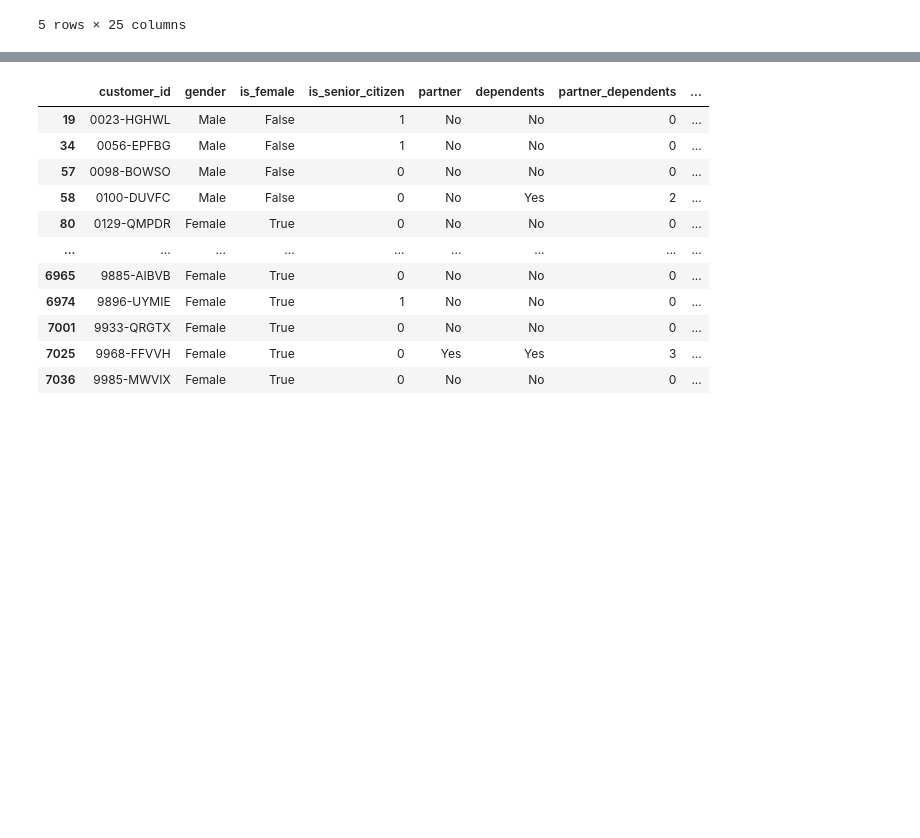
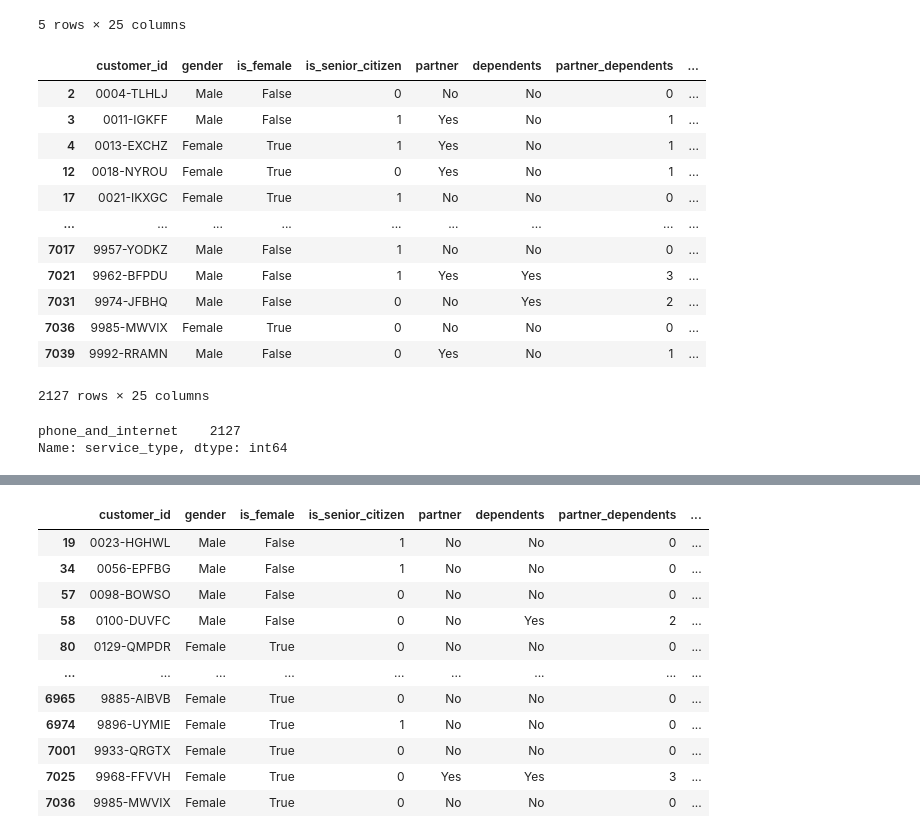
Before and after one commit to Joshua-C-Bryant/numpy-pandas-visualization-exercises, a Jupyter notebook: tel_co_project.ipynb, the cells around one changed output, grey strips where cells are left out. Saved outputs shown, nothing was run; the diff lists cells and outputs as text; code cells hidden in the pictures; blank space fills up the shorter version.

```diff
--- a/tel_co_project.ipynb
+++ b/tel_co_project.ipynb
@@ -18,0 +17,24 @@ month_to_month = df[df['contract_type.1']=='Month-to-Month']
+# %%
+fiber_optic = df[df['internet_service.1']=='Fiber Optic']
+# %%
+monthly_fiber = fiber_optic[fiber_optic['contract_type.1']=='Month-to-Month']
+monthly_fiber
+# %% [output]
+|  | customer_id | gender | is_female | is_senior_citizen | partner | dependents | partner_dependents | ... |
+| 2 | 0004-TLHLJ | Male | False | 0 | No | No | 0 | ... |
+| 3 | 0011-IGKFF | Male | False | 1 | Yes | No | 1 | ... |
+| 4 | 0013-EXCHZ | Female | True | 1 | Yes | No | 1 | ... |
+| 12 | 0018-NYROU | Female | True | 0 | Yes | No | 1 | ... |
+| 17 | 0021-IKXGC | Female | True | 1 | No | No | 0 | ... |
+| ... | ... | ... | ... | ... | ... | ... | ... | ... |
+| 7017 | 9957-YODKZ | Male | False | 1 | No | No | 0 | ... |
+| 7021 | 9962-BFPDU | Male | False | 1 | Yes | Yes | 3 | ... |
+| 7031 | 9974-JFBHQ | Male | False | 0 | No | Yes | 2 | ... |
+| 7036 | 9985-MWVIX | Female | True | 0 | No | No | 0 | ... |
+| 7039 | 9992-RRAMN | Male | False | 0 | Yes | No | 1 | ... |
+2127 rows × 25 columns
+# %%
+monthly_fiber['service_type'].value_counts()
+# %% [output]
+phone_and_internet    2127
+Name: service_type, dtype: int64
```
Also changed, not shown: parts of 13 cells of this notebook, 1 other file.
